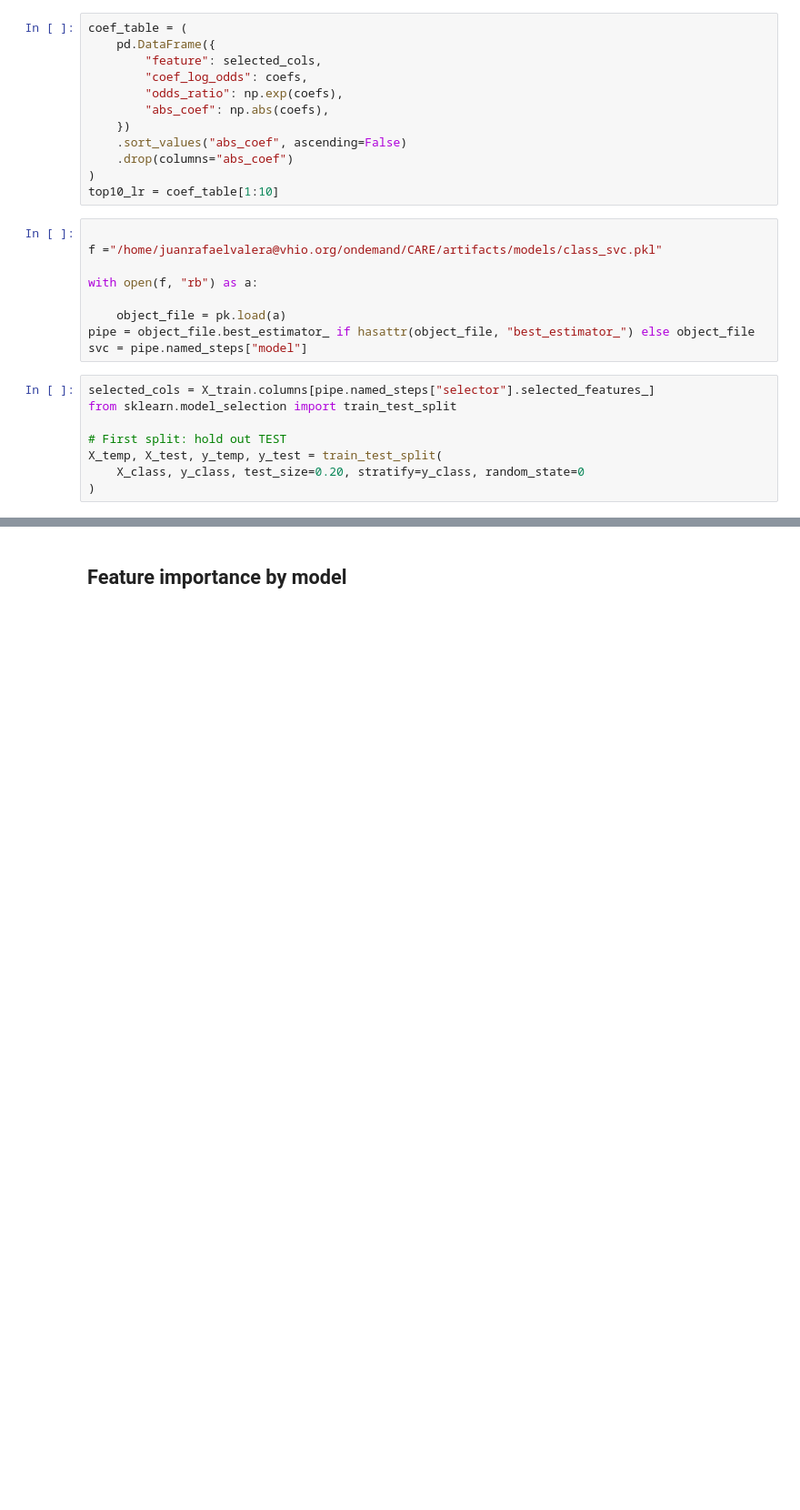
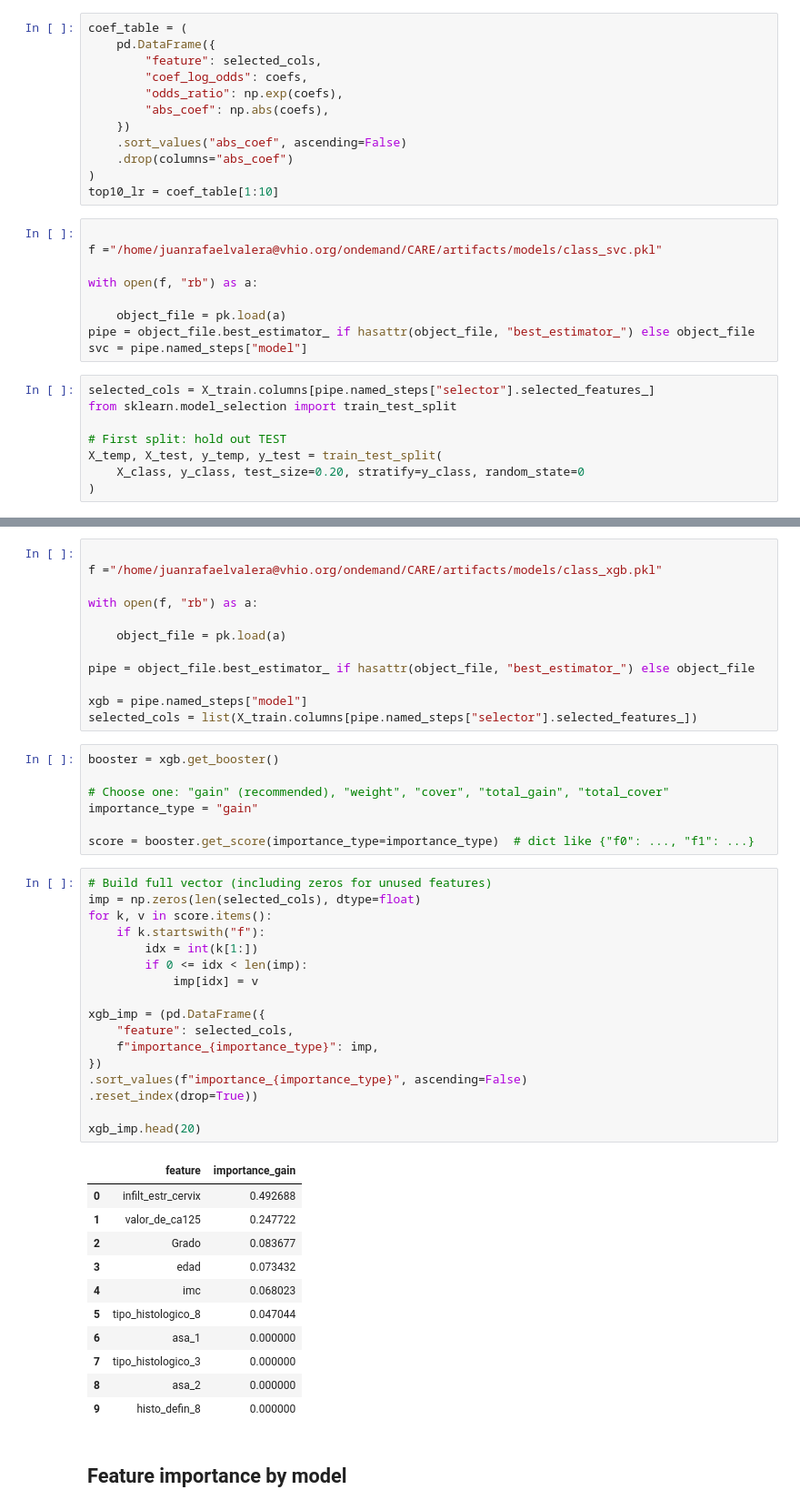
Before and after one commit to juanravm/CARE, a Jupyter notebook: att_explor.ipynb, the cells around one changed output, grey strips where cells are left out. Shown at 91% size. Drawn from its saved outputs; the diff is of its cells as text; blank space fills up the shorter version.

```diff
--- a/att_explor.ipynb
+++ b/att_explor.ipynb
@@ -124,2 +161,50 @@ svc_perm = permutation_importance_table(pipe, X_test, y_test, scoring="roc_auc")
+# %%
+
+f ="/home/juanrafaelvalera@vhio.org/ondemand/CARE/artifacts/models/class_xgb.pkl"
+
+with open(f, "rb") as a:
+
+    object_file = pk.load(a)
+
+pipe = object_file.best_estimator_ if hasattr(object_file, "best_estimator_") else object_file
+
+xgb = pipe.named_steps["model"]
+selected_cols = list(X_train.columns[pipe.named_steps["selector"].selected_features_])
+# %%
+booster = xgb.get_booster()
+
+# Choose one: "gain" (recommended), "weight", "cover", "total_gain", "total_cover"
+importance_type = "gain"
+
+score = booster.get_score(importance_type=importance_type)  # dict like {"f0": ..., "f1": ...}
+# %%
+# Build full vector (including zeros for unused features)
+imp = np.zeros(len(selected_cols), dtype=float)
+for k, v in score.items():
+    if k.startswith("f"):
+        idx = int(k[1:])
+        if 0 <= idx < len(imp):
+            imp[idx] = v
+
+xgb_imp = (pd.DataFrame({
+    "feature": selected_cols,
+    f"importance_{importance_type}": imp,
+})
+.sort_values(f"importance_{importance_type}", ascending=False)
+.reset_index(drop=True))
+
+xgb_imp.head(20)
+# %% [output]
+|  | feature | importance_gain |
+| 0 | infilt_estr_cervix | 0.492688 |
+| 1 | valor_de_ca125 | 0.247722 |
+| 2 | Grado | 0.083677 |
+| 3 | edad | 0.073432 |
+| 4 | imc | 0.068023 |
+| 5 | tipo_histologico_8 | 0.047044 |
+| 6 | asa_1 | 0.000000 |
+| 7 | tipo_histologico_3 | 0.000000 |
+| 8 | asa_2 | 0.000000 |
+| 9 | histo_defin_8 | 0.000000 |
 # %% [markdown]
 ## Feature importance by model
```
Also changed, not shown: parts of 8 cells of this notebook, 20 other files.
